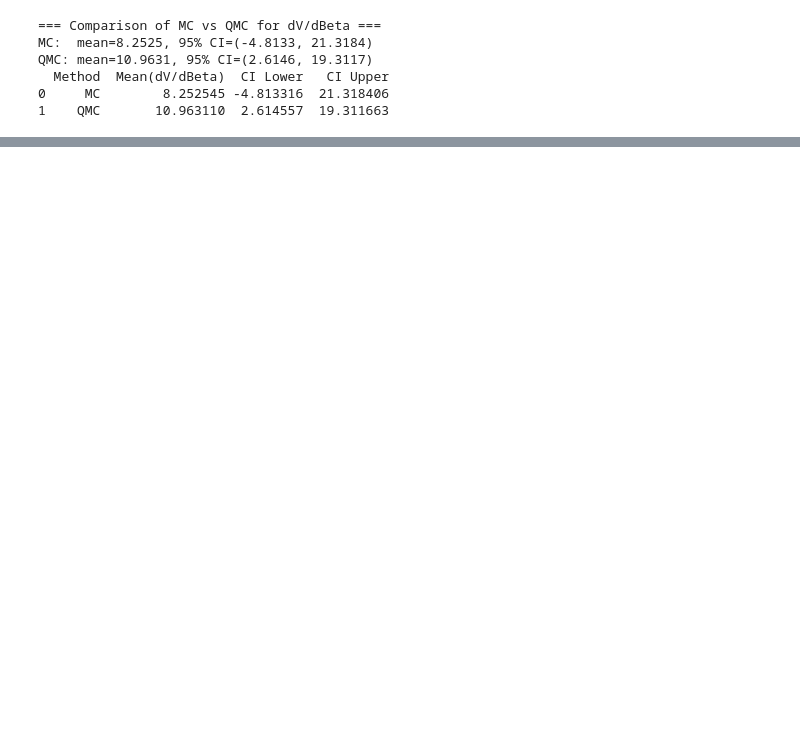
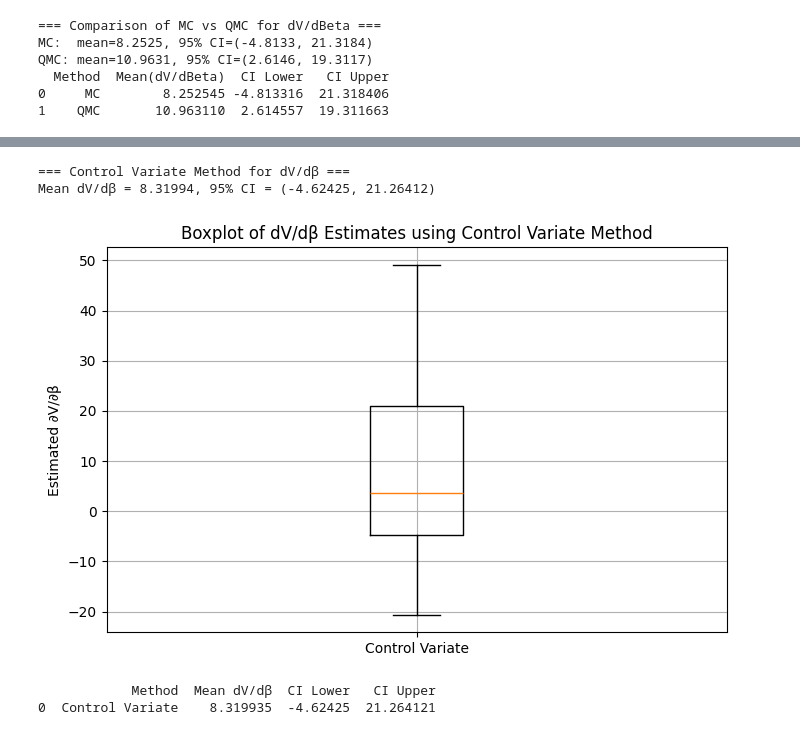
Before and after one commit to EvelynWang94/monte-carlo-option-pricing, a Jupyter notebook: monte-carlo-option-pricing.ipynb, the cells around one changed output, grey strips where cells are left out. Saved outputs shown, nothing was run; the diff lists cells and outputs as text; code cells hidden in the pictures; blank space fills up the shorter version.

```diff
--- a/monte-carlo-option-pricing.ipynb
+++ b/monte-carlo-option-pricing.ipynb
@@ -1533,31 +1570,37 @@ def mean_confidence_interval(data, confidence=0.95):
     std_val = np.std(data, ddof=1)
     n = len(data)
     z = 1.96  # Normal approximation for large samples
     half_width = z * (std_val / np.sqrt(n))
     return mean_val, mean_val - half_width, mean_val + half_width
 
 cv_mean, cv_low, cv_high = mean_confidence_interval(cv_estimates)
 
 print("=== Control Variate Method for dV/dβ ===")
 print(f"Mean dV/dβ = {cv_mean:.5f}, 95% CI = ({cv_low:.5f}, {cv_high:.5f})")
 
 # -----------------------------
 # 6. Plot Boxplot of dV/dβ Estimates using Control Variates
 # -----------------------------
 plt.figure(figsize=(8,5))
-plt.boxplot(cv_estimates, labels=["Control Variate"])
+plt.boxplot(cv_estimates, tick_labels=["Control Variate"])
 plt.ylabel("Estimated ∂V/∂β")
 plt.title("Boxplot of dV/dβ Estimates using Control Variate Method")
 plt.grid(True)
 plt.show()
 
 # -----------------------------
 # 7. Store Results in a DataFrame and Print
 # -----------------------------
 df_cv = pd.DataFrame({
     "Method": ["Control Variate"],
     "Mean dV/dβ": [cv_mean],
     "CI Lower": [cv_low],
     "CI Upper": [cv_high]
 })
 print(df_cv)
+# %% [output]
+=== Control Variate Method for dV/dβ ===
+Mean dV/dβ = 8.31994, 95% CI = (-4.62425, 21.26412)
+[figure, added]
+            Method  Mean dV/dβ  CI Lower   CI Upper
+0  Control Variate    8.319935  -4.62425  21.264121
```
Also changed, not shown: parts of 10 cells of this notebook.
